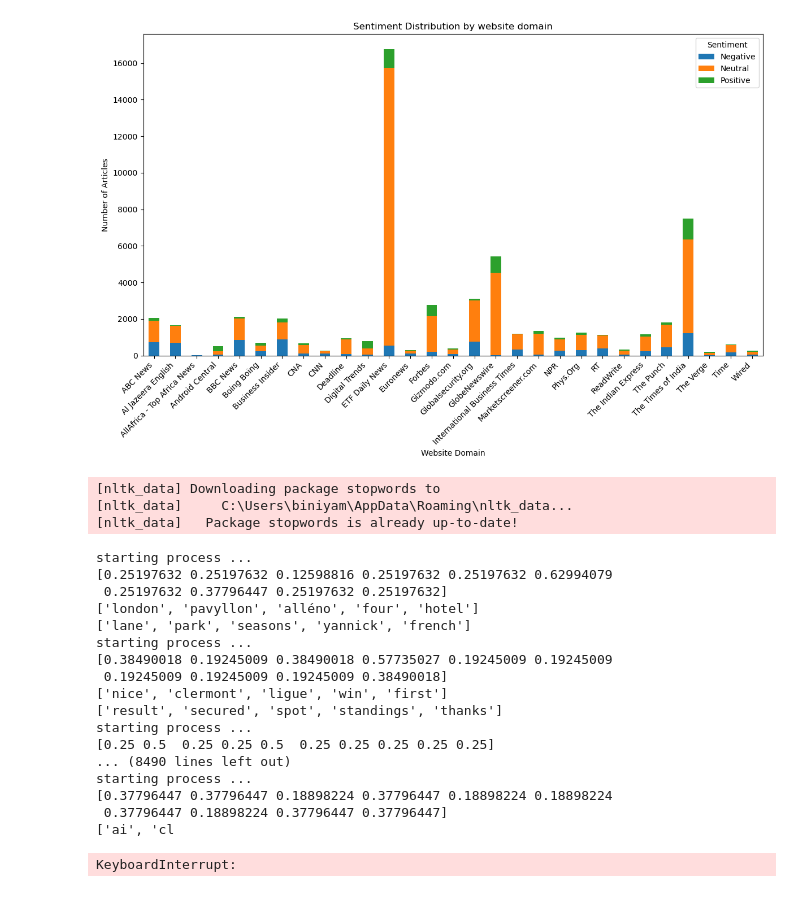
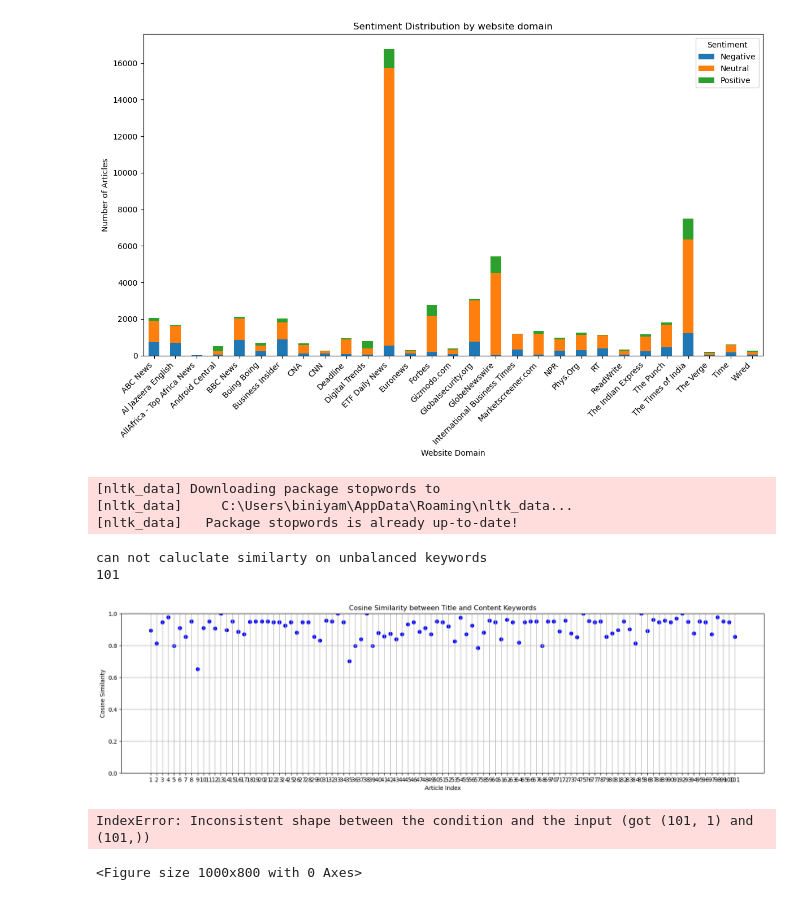
Before and after one commit to binilet/X-10-week0-news_correlation_10ac_week0-news_correlation_10ac_week0, a Jupyter notebook: notebooks/news_analysis.ipynb, the cells around one changed output. Drawn from its saved outputs; the diff is of its cells as text; code cells hidden in the pictures.

Commit message:
added a scatter plot for similarty of title and content for the first 100 articles

```diff
--- a/notebooks/news_analysis.ipynb
+++ b/notebooks/news_analysis.ipynb
@@ -262,36 +262,35 @@ plt.show()
 # %%
 import sys, os
 if os.path.abspath("..") not in sys.path:
     sys.path.insert(0, os.path.abspath(".."))
 
 import matplotlib.pyplot as plt
+import seaborn as sns
 
 from src.utils import keyword_extraction_and_analysis
 from src.loader import NewsDataLoader
 
 loader = NewsDataLoader()
 news_data = loader.load_data('../data/data.csv/rating.csv')
 
-print(keyword_extraction_and_analysis(news_data))
+title_vector, content_vector,cosine_similarity = keyword_extraction_and_analysis(news_data)
+print(len(cosine_similarity))
+
+plt.figure(figsize=(20, 5))
+plt.scatter(range(1, len(cosine_similarity)+1), cosine_similarity, color='blue')
+plt.xlabel('Article Index')
+plt.ylabel('Cosine Similarity')
+plt.title('Cosine Similarity between Title and Content Keywords')
+plt.xticks(range(1, len(cosine_similarity)+1))
+plt.ylim(0, 1)  # Set y-axis limit to range [0, 1] for similarity score
+plt.grid(True)
+plt.show()
 # %% [output]
 [nltk_data] Downloading package stopwords to
 [nltk_data]     C:\Users\biniyam\AppData\Roaming\nltk_data...
 [nltk_data]   Package stopwords is already up-to-date!
-starting process ...
-[0.25197632 0.25197632 0.12598816 0.25197632 0.25197632 0.62994079
- 0.25197632 0.37796447 0.25197632 0.25197632]
-['london', 'pavyllon', 'alléno', 'four', 'hotel']
-['lane', 'park', 'seasons', 'yannick', 'french']
-starting process ...
-[0.38490018 0.19245009 0.38490018 0.57735027 0.19245009 0.19245009
- 0.19245009 0.19245009 0.19245009 0.38490018]
-['nice', 'clermont', 'ligue', 'win', 'first']
-['result', 'secured', 'spot', 'standings', 'thanks']
-starting process ...
-[0.25 0.5  0.25 0.25 0.5  0.25 0.25 0.25 0.25 0.25]
-... (8490 lines left out)
-starting process ...
-[0.37796447 0.37796447 0.18898224 0.37796447 0.18898224 0.18898224
- 0.37796447 0.18898224 0.37796447 0.37796447]
-['ai', 'cl
+can not caluclate similarty on unbalanced keywords
+101
+[figure, added]
-KeyboardInterrupt:
+IndexError: Inconsistent shape between the condition and the input (got (101, 1) and (101,))
+<Figure size 1000x800 with 0 Axes>
```
Also changed, not shown: 1 other file.
